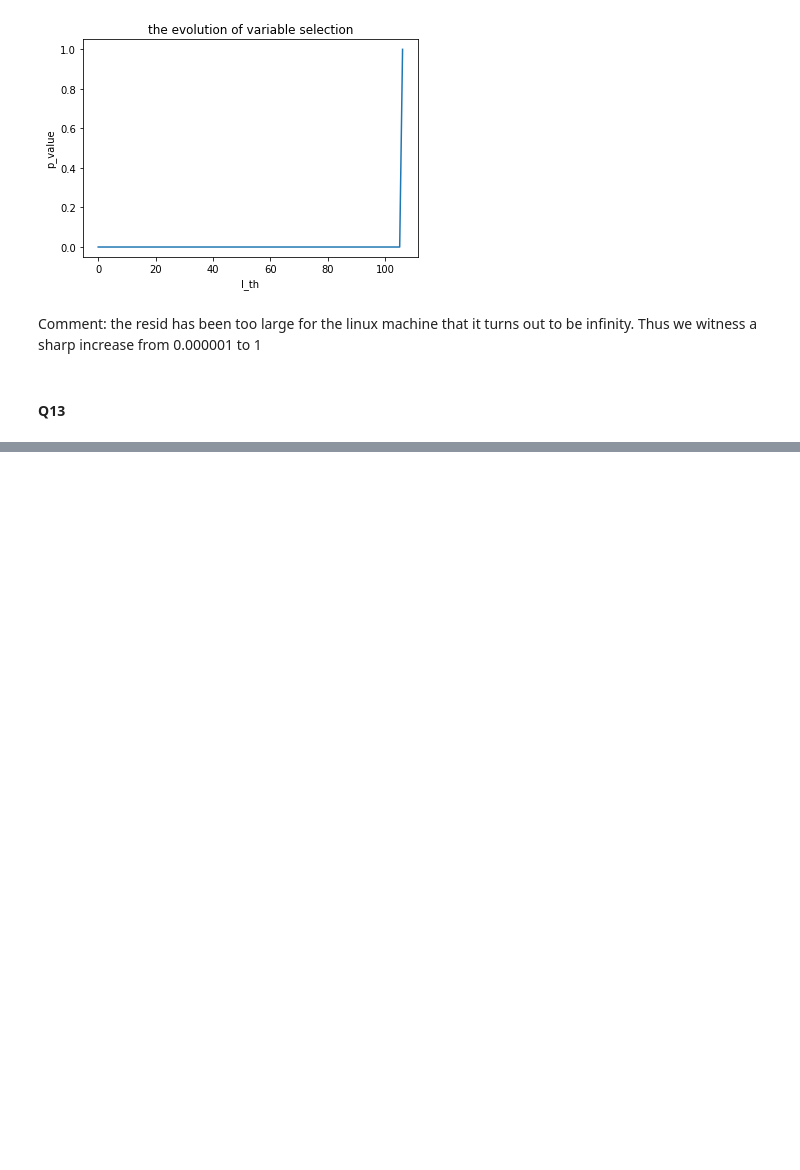
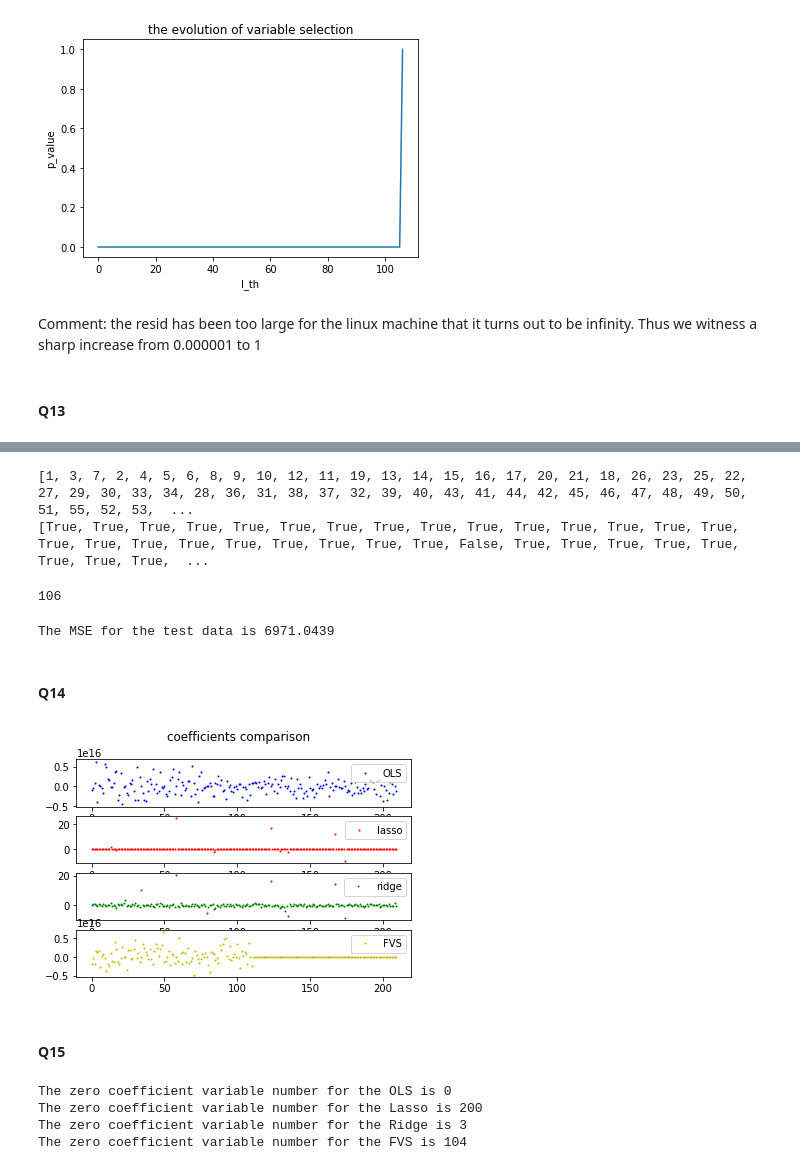
Before and after one commit to Antoninnnn/LinearModel, a Jupyter notebook: sd-tsia204_lab2_yang_yining.ipynb, the cells around one changed output, grey strips where cells are left out. Cells and saved outputs as stored; diff of their text form; code cells hidden in the pictures; blank space fills up the shorter version.

```diff
--- a/sd-tsia204_lab2_yang_yining.ipynb
+++ b/sd-tsia204_lab2_yang_yining.ipynb
@@ -623,5 +623,5 @@ def variable_forward_select_with_stop(X,Y,thres = 5e-2):
 # %%
-variable_order_05,p_iter_ = variable_forward_select_with_stop(np.column_stack((np.ones(np.shape(X_train)[0],),X_train)),Y_train)
+variable_order_05,remains_05,p_iter_ = variable_forward_select_with_stop(np.column_stack((np.ones(np.shape(X_train)[0],),X_train)),Y_train)
 # %% [output]
 [figure]
 # %%
@@ -662,0 +643,18 @@ variable_order_05
+# %%
+print(variable_order_05)
+select_v = [bool(True-i) for i in remains_05]
+print(select_v)
+# %% [output]
+[1, 3, 7, 2, 4, 5, 6, 8, 9, 10, 12, 11, 19, 13, 14, 15, 16, 17, 20, 21, 18, 26, 23, 25, 22, 27, 29, 30, 33, 34, 28, 36, 31, 38, 37, 32, 39, 40, 43, 41, 44, 42, 45, 46, 47, 48, 49, 50, 51, 55, 52, 53,  ...
+[True, True, True, True, True, True, True, True, True, True, True, True, True, True, True, True, True, True, True, True, True, True, True, True, False, True, True, True, True, True, True, True, True,  ...
+# %%
+linreg_p13 = LinearRegression()
+linreg_p13.fit(X_train_transform[:,select_v[1:]],Y_train)
+print(len(linreg_p13.coef_))
+# %% [output]
+106
+# %%
+mse_test_p13 = mean_squared_error(linreg_p13.predict(X_test_transform[:,select_v[1:]]),Y_test)
+print('The MSE for the test data is {:.4f}'.format(mse_test_p13))
+# %% [output]
+The MSE for the test data is 6971.0439
@@ -662,0 +663,34 @@ variable_order_05
+# %%
+df_coef['FVS'] = [int(i) for i in select_v[1:]]
+df_coef.loc[df_coef['FVS']==1,'FVS'] = linreg_p13.coef_
+# %% [markdown]
+#### Q14
+# %%
+plt.suptitle('coefficients comparison')
+plt.subplot(4,1,1)
+plt.plot(df_coef.iloc[:,0], 'o', markersize = 1,color = 'b',label = 'OLS')
+plt.legend()
+plt.subplot(4,1,2)
+plt.plot(df_coef.iloc[:,1], 'o', markersize = 1,color = 'r',label = 'lasso')
+plt.legend()
+plt.subplot(4,1,3)
+plt.plot(df_coef.iloc[:,2], 'o', markersize = 1,color = 'g',label = 'ridge')
+plt.legend()
+plt.subplot(4,1,4)
+plt.plot(df_coef.iloc[:,3], 'o', markersize = 1,color = 'y',label = 'FVS')
+plt.legend()
+plt.show()
+# %% [output]
+[figure, added]
+# %% [markdown]
+#### Q15
+# %%
+print('The zero coefficient variable number for the OLS is {}'.format(len(df_coef[np.abs(df_coef['OLS'])<1e-2])))
+print('The zero coefficient variable number for the Lasso is {}'.format(len(df_coef[np.abs(df_coef['lasso'])<1e-2])))
+print('The zero coefficient variable number for the Ridge is {}'.format(len(df_coef[np.abs(df_coef['Ridge'])<1e-2])))
+print('The zero coefficient variable number for the FVS is {}'.format(len(df_coef[np.abs(df_coef['FVS'])<1e-2])))
+# %% [output]
+The zero coefficient variable number for the OLS is 0
+The zero coefficient variable number for the Lasso is 200
+The zero coefficient variable number for the Ridge is 3
+The zero coefficient variable number for the FVS is 104
```
Also changed, not shown: parts of 10 cells of this notebook.
